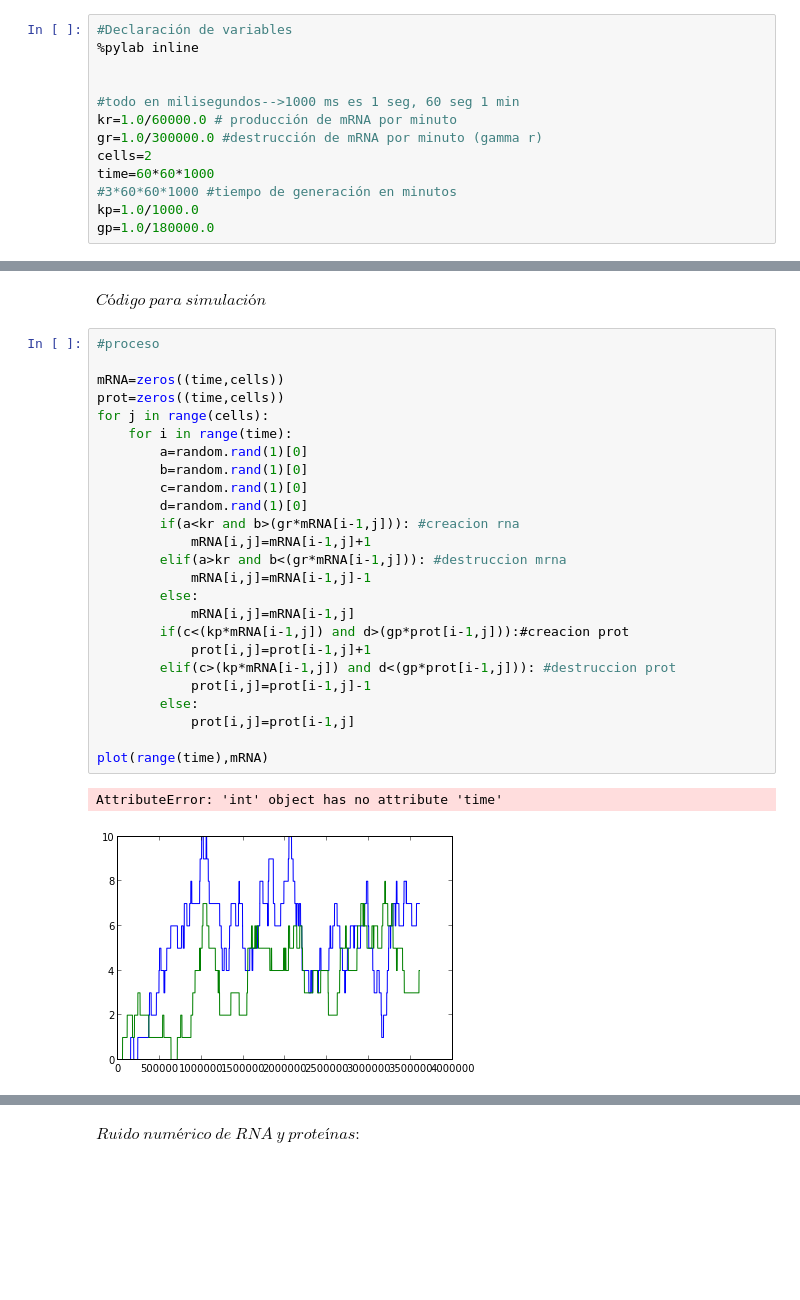
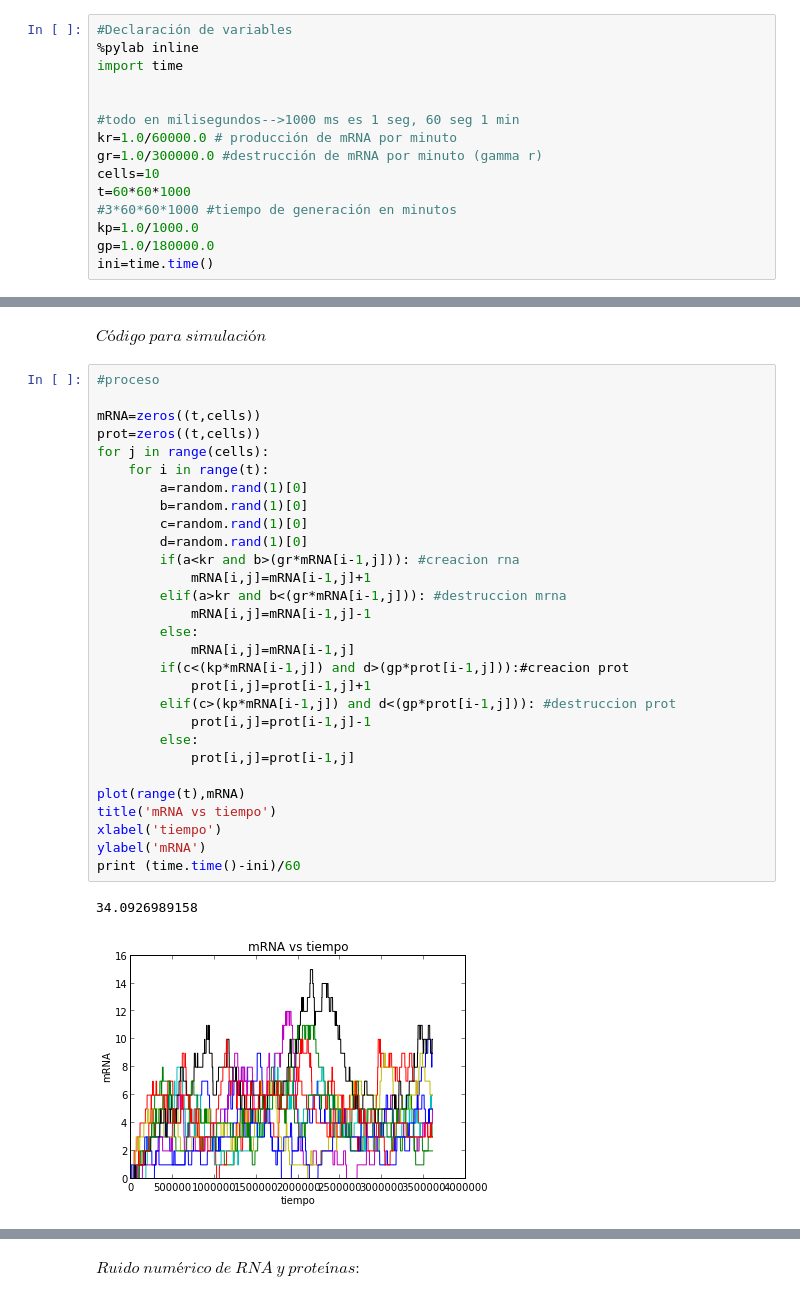
Before and after one commit to nana0220/Biologia-Sintetica, a Jupyter notebook: Simulacion primitiva.ipynb, the cells around one changed output, grey strips where cells are left out. Saved outputs shown, nothing was run; the diff lists cells and outputs as text; blank space fills up the shorter version.

```diff
--- a/Simulacion primitiva.ipynb
+++ b/Simulacion primitiva.ipynb
@@ -4,16 +3,18 @@ $Puntos$ $a)$ $y$ $b)$
 # %%
 #Declaración de variables
 %pylab inline
+import time
 
 
 #todo en milisegundos-->1000 ms es 1 seg, 60 seg 1 min
 kr=1.0/60000.0 # producción de mRNA por minuto
 gr=1.0/300000.0 #destrucción de mRNA por minuto (gamma r)
-cells=2
-time=60*60*1000
+cells=10
+t=60*60*1000
 #3*60*60*1000 #tiempo de generación en minutos
 kp=1.0/1000.0
 gp=1.0/180000.0
+ini=time.time()
 # %% [output]
 Populating the interactive namespace from numpy and matplotlib
 # %% [markdown]
@@ -21,28 +22,32 @@ $Código$ $para$ $simulación$
 # %%
 #proceso
 
-mRNA=zeros((time,cells))
-prot=zeros((time,cells))
+mRNA=zeros((t,cells))
+prot=zeros((t,cells))
 for j in range(cells):
-    for i in range(time):
+    for i in range(t):
         a=random.rand(1)[0]
         b=random.rand(1)[0]
         c=random.rand(1)[0]
         d=random.rand(1)[0]
         if(a<kr and b>(gr*mRNA[i-1,j])): #creacion rna
             mRNA[i,j]=mRNA[i-1,j]+1
         elif(a>kr and b<(gr*mRNA[i-1,j])): #destruccion mrna
             mRNA[i,j]=mRNA[i-1,j]-1
         else:
             mRNA[i,j]=mRNA[i-1,j]
         if(c<(kp*mRNA[i-1,j]) and d>(gp*prot[i-1,j])):#creacion prot
             prot[i,j]=prot[i-1,j]+1
         elif(c>(kp*mRNA[i-1,j]) and d<(gp*prot[i-1,j])): #destruccion prot
             prot[i,j]=prot[i-1,j]-1
         else:
             prot[i,j]=prot[i-1,j]
 
-plot(range(time),mRNA)
+plot(range(t),mRNA)
+title('mRNA vs tiempo')
+xlabel('tiempo')
+ylabel('mRNA')
+print (time.time()-ini)/60
 # %% [output]
-AttributeError: 'int' object has no attribute 'time'
+34.0926989158
-[figure, old version]
+[figure, new version]
```
Also changed, not shown: parts of 10 cells of this notebook.
